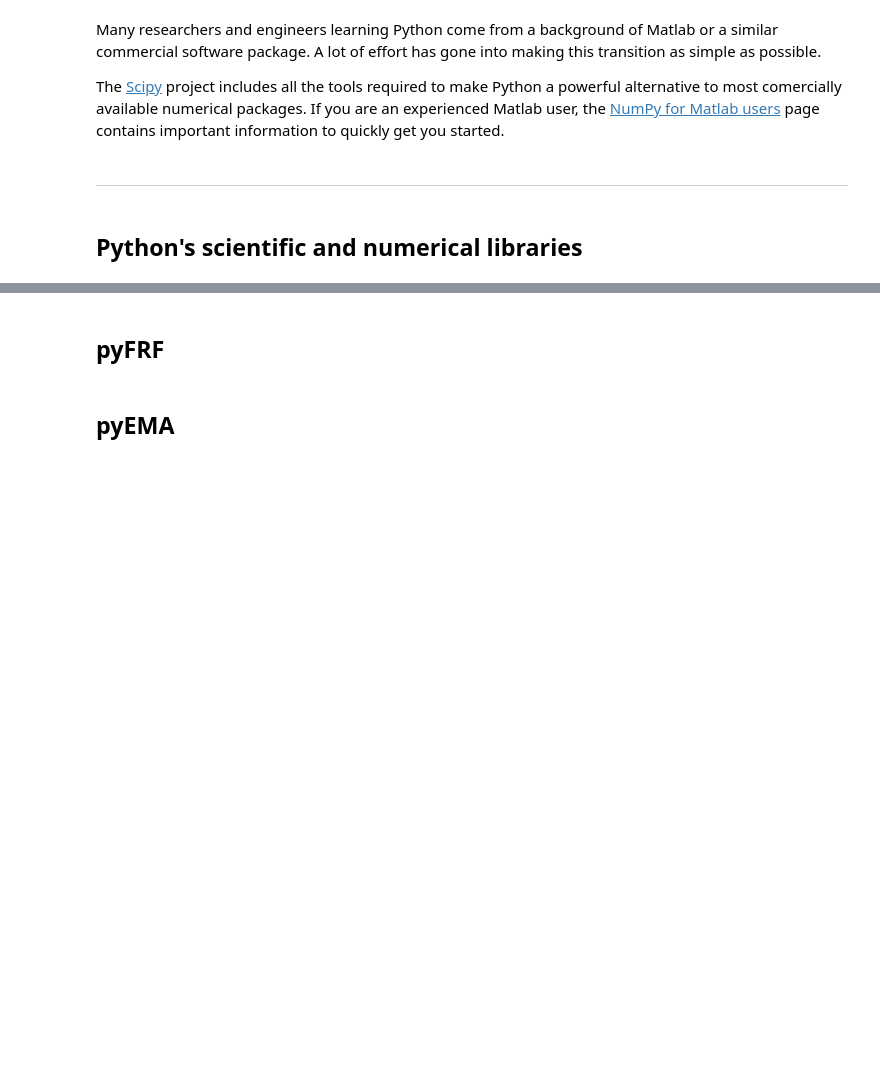
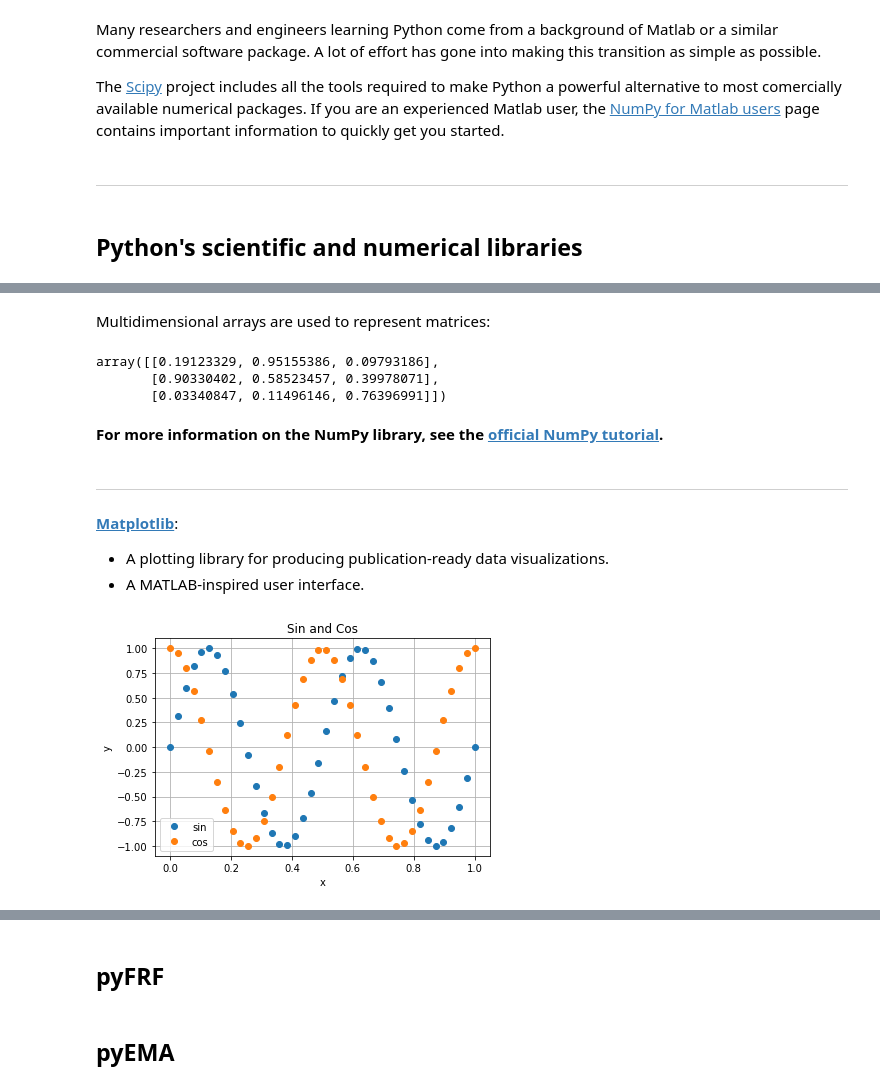
Before and after one commit to ladisk/sdPy, a Jupyter notebook: Part 1 - Open-source Python tools for structural dynamics.ipynb, the cells around one changed output, grey strips where cells are left out. Drawn from its saved outputs; the diff is of its cells as text; code cells hidden in the pictures; blank space fills up the shorter version.

Commit message:
course part 1: basics section complete

```diff
--- a/Part 1 - Open-source Python tools for structural dynamics.ipynb
+++ b/Part 1 - Open-source Python tools for structural dynamics.ipynb
@@ -100,0 +159,35 @@ The [Scipy](https://www.scipy.org/) project includes all the tools required to m
+# %% [markdown]
+Multidimensional arrays are used to represent matrices:
+# %%
+M = np.random.rand(3, 3) # This is a matrix
+M
+# %% [output]
+array([[0.19123329, 0.95155386, 0.09793186],
+       [0.90330402, 0.58523457, 0.39978071],
+       [0.03340847, 0.11496146, 0.76396991]])
+# %% [markdown]
+**For more information on the NumPy library, see the [official NumPy tutorial](https://numpy.org/devdocs/user/basics.html).**
+# %% [markdown]
+---
+# %% [markdown]
+**[Matplotlib](https://matplotlib.org/)**:
+
+* A plotting library for producing publication-ready data visualizations.
+* A MATLAB-inspired user interface.
+# %%
+import matplotlib.pyplot as plt
+
+x = np.linspace(0, 1, 40)
+y1 = np.sin(2*np.pi*2*x)
+y2 = np.cos(2*np.pi*2*x)
+
+plt.plot(x, y1, 'o', label='sin')
+plt.plot(x, y2, 'o', label='cos')
+plt.legend()
+plt.xlabel('x')
+plt.ylabel('y')
+plt.title('Sin and Cos')
+plt.grid(True)
+plt.show()
+# %% [output]
+[figure, added]
```
Also changed, not shown: parts of 26 cells of this notebook, 1 other file.
